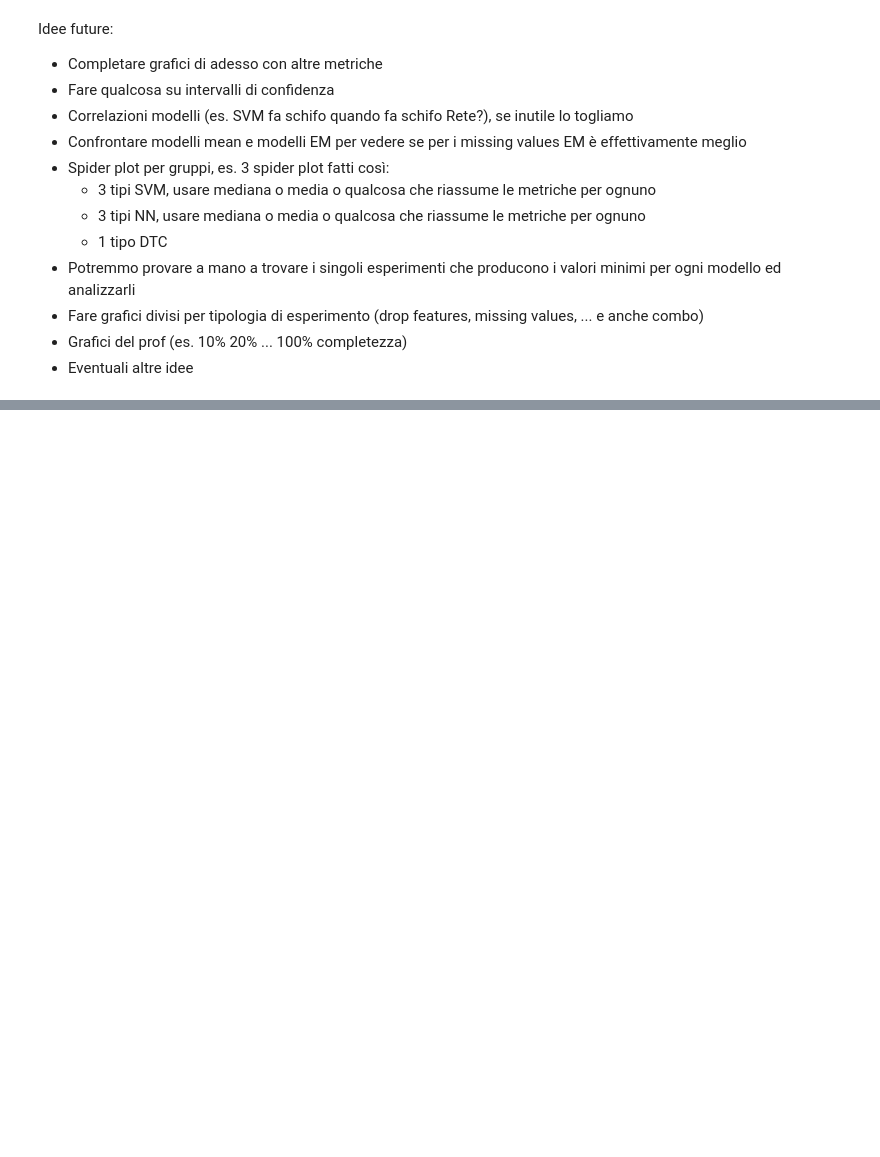
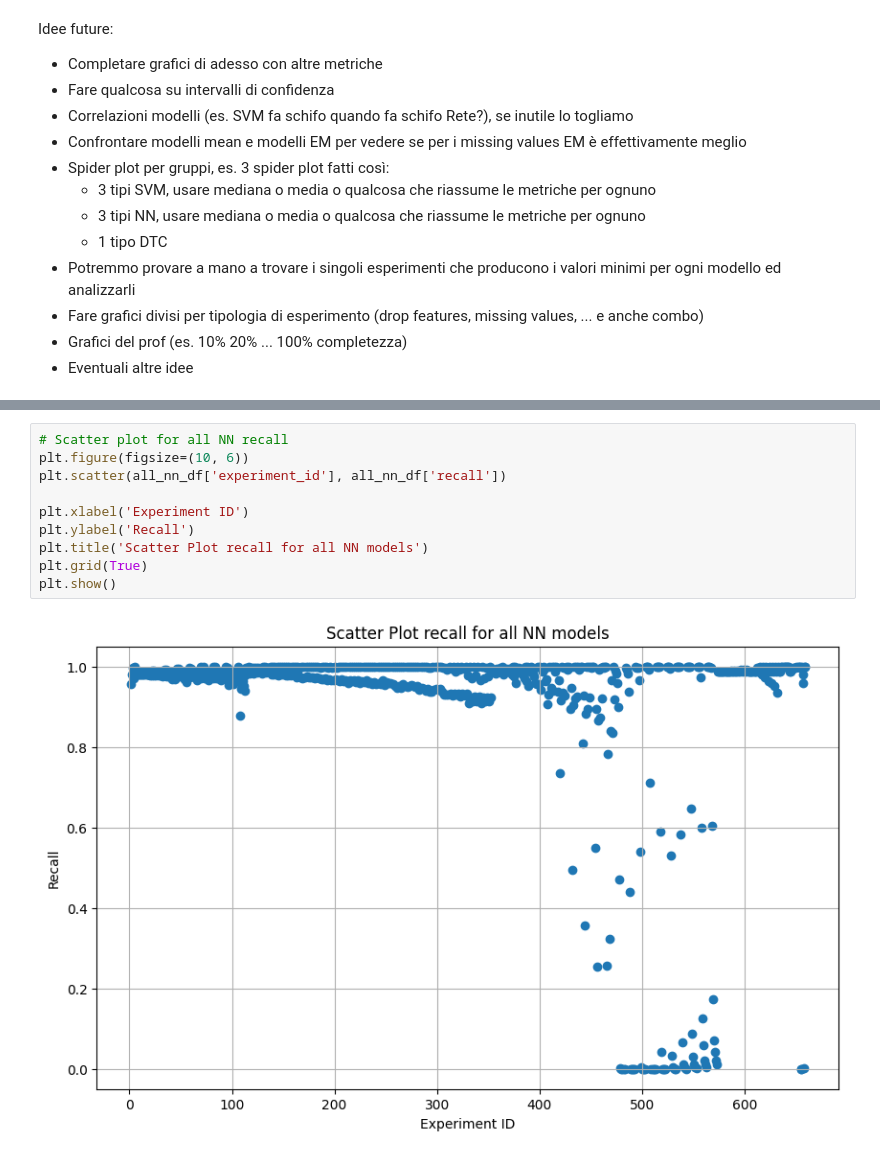
Before and after one commit to Zeptogram/data-architecture-project, a Jupyter notebook: notebooks/experiments.ipynb, the cells around one changed output, grey strips where cells are left out. Drawn from its saved outputs; the diff is of its cells as text; blank space fills up the shorter version.

```diff
--- a/notebooks/experiments.ipynb
+++ b/notebooks/experiments.ipynb
@@ -326,0 +369,12 @@ Idee future:
+# %%
+# Scatter plot for all NN recall
+plt.figure(figsize=(10, 6))
+plt.scatter(all_nn_df['experiment_id'], all_nn_df['recall'])
+
+plt.xlabel('Experiment ID')
+plt.ylabel('Recall')
+plt.title('Scatter Plot recall for all NN models')
+plt.grid(True)
+plt.show()
+# %% [output]
+[figure, added]
```
Also changed, not shown: parts of 20 cells of this notebook.
